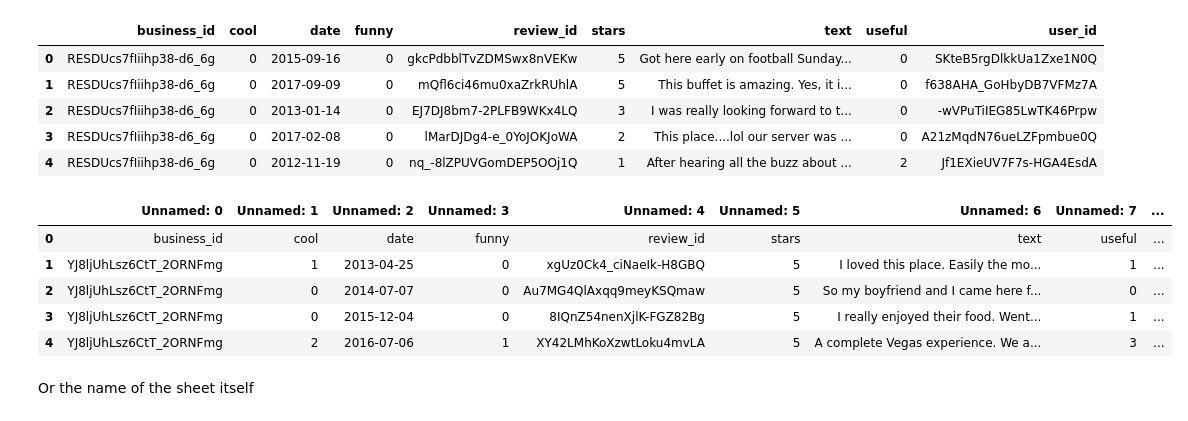
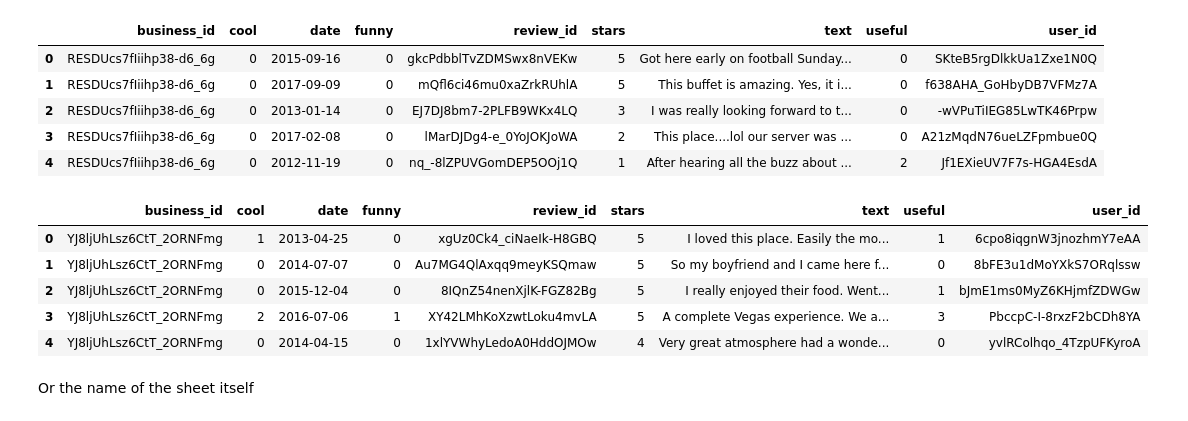
Before and after one commit to oqusous/dsc-importing-data-using-pandas-nyc-ds-071519, a Jupyter notebook: index.ipynb, the cells around one changed output. Drawn from its saved outputs; the diff is of its cells as text; code cells hidden in the pictures.

```diff
--- a/index.ipynb
+++ b/index.ipynb
@@ -185,15 +185,15 @@ df1.head()
 | 3 | RESDUcs7fIiihp38-d6_6g | 0 | 2017-02-08 | 0 | lMarDJDg4-e_0YoJOKJoWA | 2 | This place....lol our server was ... | 0 | A21zMqdN76ueLZFpmbue0Q |
 | 4 | RESDUcs7fIiihp38-d6_6g | 0 | 2012-11-19 | 0 | nq_-8lZPUVGomDEP5OOj1Q | 1 | After hearing all the buzz about ... | 2 | Jf1EXieUV7F7s-HGA4EsdA |
 # %%
-df2 = pd.read_excel('Data/Yelp_Selected_Businesses.xlsx', sheet_name=2)
+df2 = pd.read_excel('Data/Yelp_Selected_Businesses.xlsx', sheet_name=2, header=1)
 df2.head()
 # %% [output]
-|  | Unnamed: 0 | Unnamed: 1 | Unnamed: 2 | Unnamed: 3 | Unnamed: 4 | Unnamed: 5 | Unnamed: 6 | Unnamed: 7 | ... |
-| 0 | business_id | cool | date | funny | review_id | stars | text | useful | ... |
-| 1 | YJ8ljUhLsz6CtT_2ORNFmg | 1 | 2013-04-25 | 0 | xgUz0Ck4_ciNaeIk-H8GBQ | 5 | I loved this place. Easily the mo... | 1 | ... |
-| 2 | YJ8ljUhLsz6CtT_2ORNFmg | 0 | 2014-07-07 | 0 | Au7MG4QlAxqq9meyKSQmaw | 5 | So my boyfriend and I came here f... | 0 | ... |
-| 3 | YJ8ljUhLsz6CtT_2ORNFmg | 0 | 2015-12-04 | 0 | 8IQnZ54nenXjlK-FGZ82Bg | 5 | I really enjoyed their food. Went... | 1 | ... |
-| 4 | YJ8ljUhLsz6CtT_2ORNFmg | 2 | 2016-07-06 | 1 | XY42LMhKoXzwtLoku4mvLA | 5 | A complete Vegas experience. We a... | 3 | ... |
+|  | business_id | cool | date | funny | review_id | stars | text | useful | user_id |
+| 0 | YJ8ljUhLsz6CtT_2ORNFmg | 1 | 2013-04-25 | 0 | xgUz0Ck4_ciNaeIk-H8GBQ | 5 | I loved this place. Easily the mo... | 1 | 6cpo8iqgnW3jnozhmY7eAA |
+| 1 | YJ8ljUhLsz6CtT_2ORNFmg | 0 | 2014-07-07 | 0 | Au7MG4QlAxqq9meyKSQmaw | 5 | So my boyfriend and I came here f... | 0 | 8bFE3u1dMoYXkS7ORqlssw |
+| 2 | YJ8ljUhLsz6CtT_2ORNFmg | 0 | 2015-12-04 | 0 | 8IQnZ54nenXjlK-FGZ82Bg | 5 | I really enjoyed their food. Went... | 1 | bJmE1ms0MyZ6KHjmfZDWGw |
+| 3 | YJ8ljUhLsz6CtT_2ORNFmg | 2 | 2016-07-06 | 1 | XY42LMhKoXzwtLoku4mvLA | 5 | A complete Vegas experience. We a... | 3 | PbccpC-I-8rxzF2bCDh8YA |
+| 4 | YJ8ljUhLsz6CtT_2ORNFmg | 0 | 2014-04-15 | 0 | 1xlYVWhyLedoA0HddOJMOw | 4 | Very great atmosphere had a wonde... | 0 | yvlRColhqo_4TzpUFKyroA |
 # %% [markdown]
 Or the name of the sheet itself
 # %%
```
